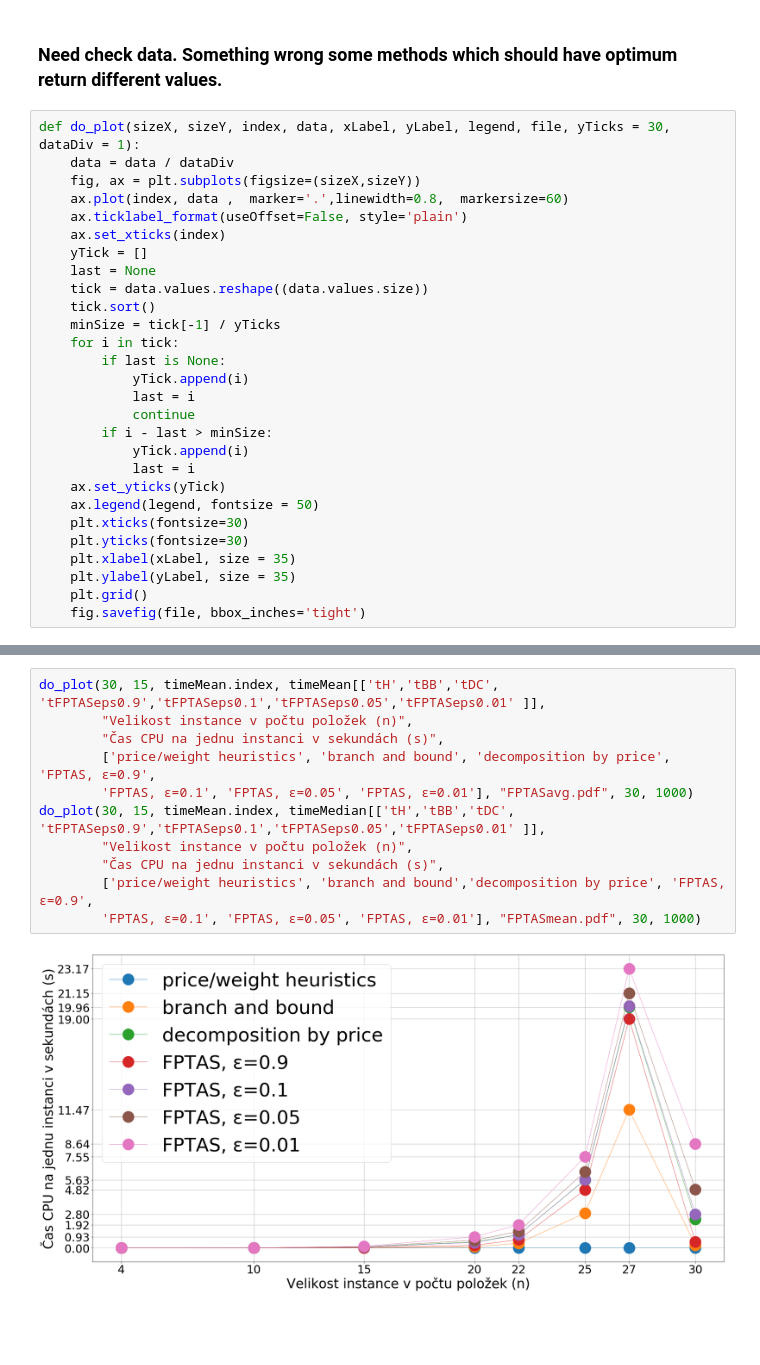
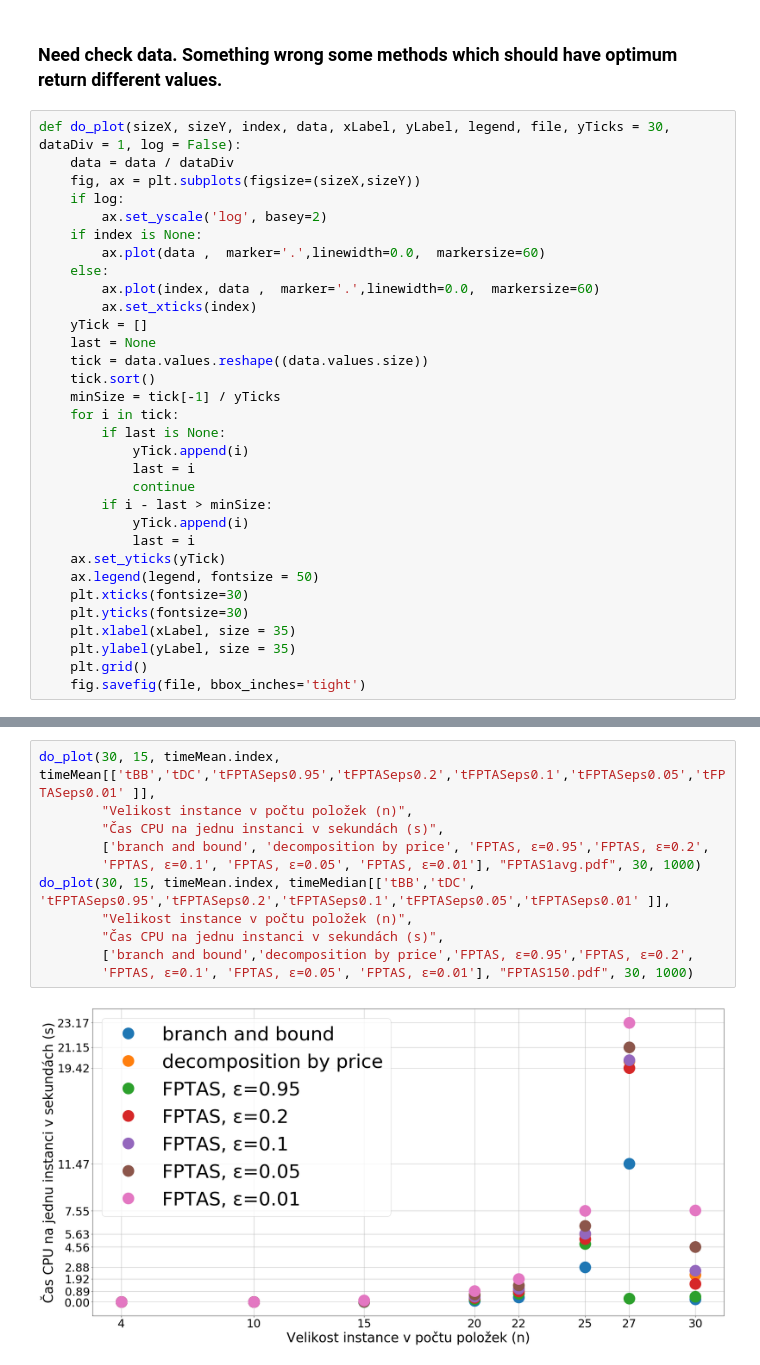
Before and after one commit to martilad/MI-PAA2018, a Jupyter notebook: task2/graphMake.ipynb, the cells around one changed output, grey strips where cells are left out. Cells and saved outputs as stored; diff of their text form; blank space fills up the shorter version.

```diff
--- a/task2/graphMake.ipynb
+++ b/task2/graphMake.ipynb
@@ -25,12 +25,16 @@ errorMax = RAW_DATA.groupby(['n']).max()[errB]
 # %% [output]
 ### Need check data. Something wrong some methods which should have optimum return different values.
 # %%
-def do_plot(sizeX, sizeY, index, data, xLabel, yLabel, legend, file, yTicks = 30, dataDiv = 1):
+def do_plot(sizeX, sizeY, index, data, xLabel, yLabel, legend, file, yTicks = 30, dataDiv = 1, log = False):
     data = data / dataDiv
     fig, ax = plt.subplots(figsize=(sizeX,sizeY))
-    ax.plot(index, data ,  marker='.',linewidth=0.8,  markersize=60)
-    ax.ticklabel_format(useOffset=False, style='plain')
-    ax.set_xticks(index)
+    if log:
+        ax.set_yscale('log', basey=2)
+    if index is None:
+        ax.plot(data ,  marker='.',linewidth=0.0,  markersize=60)
+    else:
+        ax.plot(index, data ,  marker='.',linewidth=0.0,  markersize=60)
+        ax.set_xticks(index)
     yTick = []
     last = None
     tick = data.values.reshape((data.values.size))
@@ -94,13 +99,13 @@ do_plot(30, 15, timeMean.index, timeMedian[['tDC', 'tDW', 'tBB', 'tH']],
 # %%
-do_plot(30, 15, timeMean.index, timeMean[['tH','tBB','tDC', 'tFPTASeps0.9','tFPTASeps0.1','tFPTASeps0.05','tFPTASeps0.01' ]],
+do_plot(30, 15, timeMean.index, timeMean[['tBB','tDC','tFPTASeps0.95','tFPTASeps0.2','tFPTASeps0.1','tFPTASeps0.05','tFPTASeps0.01' ]],
         "Velikost instance v počtu položek (n)",
         "Čas CPU na jednu instanci v sekundách (s)",
-        ['price/weight heuristics', 'branch and bound', 'decomposition by price', 'FPTAS, ε=0.9',
-        'FPTAS, ε=0.1', 'FPTAS, ε=0.05', 'FPTAS, ε=0.01'], "FPTASavg.pdf", 30, 1000)
-do_plot(30, 15, timeMean.index, timeMedian[['tH','tBB','tDC', 'tFPTASeps0.9','tFPTASeps0.1','tFPTASeps0.05','tFPTASeps0.01' ]],
+        ['branch and bound', 'decomposition by price', 'FPTAS, ε=0.95','FPTAS, ε=0.2',
+        'FPTAS, ε=0.1', 'FPTAS, ε=0.05', 'FPTAS, ε=0.01'], "FPTAS1avg.pdf", 30, 1000)
+do_plot(30, 15, timeMean.index, timeMedian[['tBB','tDC', 'tFPTASeps0.95','tFPTASeps0.2','tFPTASeps0.1','tFPTASeps0.05','tFPTASeps0.01' ]],
         "Velikost instance v počtu položek (n)",
         "Čas CPU na jednu instanci v sekundách (s)",
-        ['price/weight heuristics', 'branch and bound','decomposition by price', 'FPTAS, ε=0.9',
-        'FPTAS, ε=0.1', 'FPTAS, ε=0.05', 'FPTAS, ε=0.01'], "FPTASmean.pdf", 30, 1000)
+        ['branch and bound','decomposition by price','FPTAS, ε=0.95','FPTAS, ε=0.2',
+        'FPTAS, ε=0.1', 'FPTAS, ε=0.05', 'FPTAS, ε=0.01'], "FPTAS150.pdf", 30, 1000)
 # %% [output]
-[figure, old version]
+[figure, new version]
```
Also changed, not shown: parts of 20 cells of this notebook, 25 other files.
